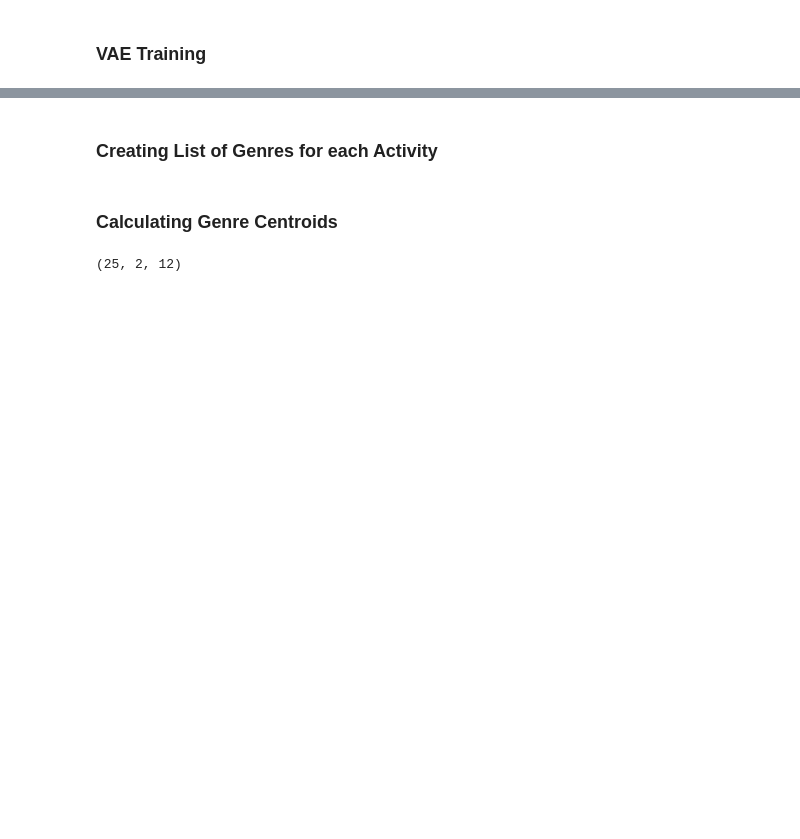
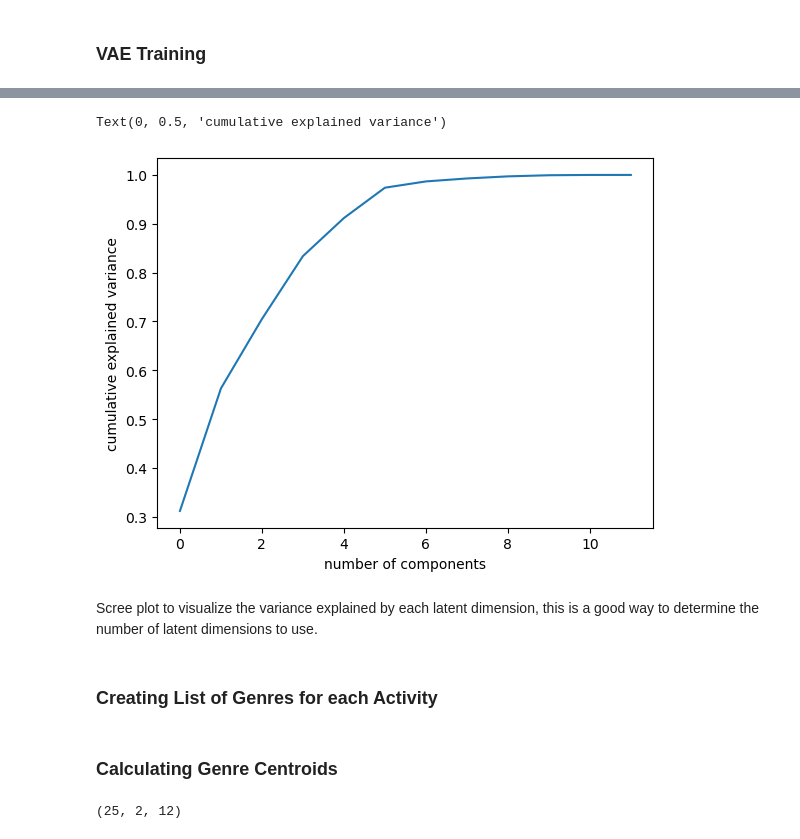
Before and after one commit to EliasLMann/contextRec, a Jupyter notebook: Lab2_multi_task_modal.ipynb, the cells around one changed output, grey strips where cells are left out. Cells and saved outputs as stored; diff of their text form; code cells hidden in the pictures; blank space fills up the shorter version.

```diff
--- a/Lab2_multi_task_modal.ipynb
+++ b/Lab2_multi_task_modal.ipynb
@@ -448,3 +452,15 @@ fig.show()
+# %%
+# create a scree plot to see how many components to keep
+pca = PCA()
+pca.fit(latent_space)
+plt.plot(np.cumsum(pca.explained_variance_ratio_))
+plt.xlabel('number of components')
+plt.ylabel('cumulative explained variance')
+# %% [output]
+Text(0, 0.5, 'cumulative explained variance')
+[figure, added]
+# %% [markdown]
+Scree plot to visualize the variance explained by each latent dimension, this is a good way to determine the number of latent dimensions to use.
 # %% [markdown]
 ### Creating List of Genres for each Activity
 # %%
```
Also changed, not shown: parts of 13 cells of this notebook, 1 other file.
